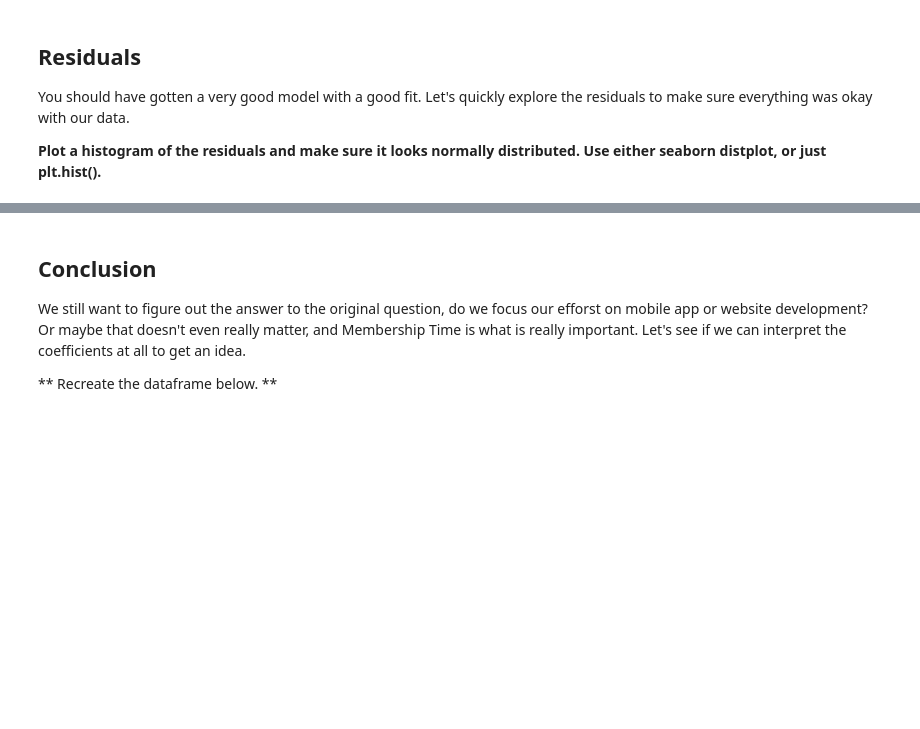
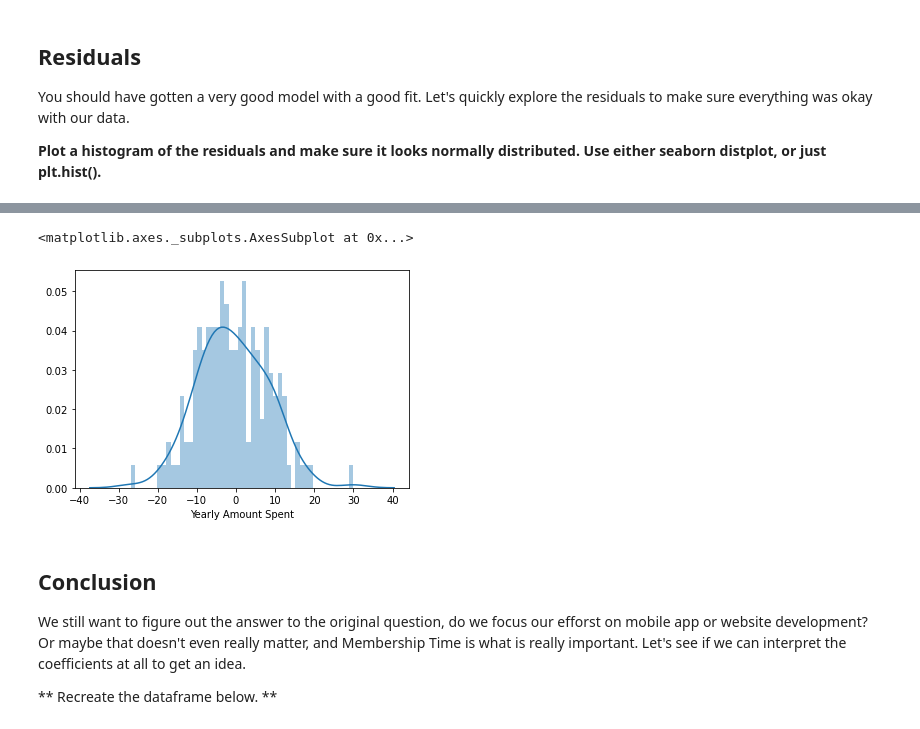
Before and after one commit to roblivesinottawa/data_science_machine_learning_python, a Jupyter notebook: 11-Linear-Regression/02-Linear Regression Project.ipynb, the cells around one changed output, grey strips where cells are left out. Saved outputs shown, nothing was run; the diff lists cells and outputs as text; code cells hidden in the pictures; blank space fills up the shorter version.

```diff
--- a/11-Linear-Regression/02-Linear Regression Project.ipynb
+++ b/11-Linear-Regression/02-Linear Regression Project.ipynb
@@ -180,3 +259,8 @@ You should have gotten a very good model with a good fit. Let's quickly explore
+# %%
+sns.distplot((y_test-predictions), bins=50)
+# %% [output]
+<matplotlib.axes._subplots.AxesSubplot at 0x...>
+[figure, added]
 # %% [markdown]
 ## Conclusion
 We still want to figure out the answer to the original question, do we focus our efforst on mobile app or website development? Or maybe that doesn't even really matter, and Membership Time is what is really important.  Let's see if we can interpret the coefficients at all to get an idea.
```
Also changed, not shown: parts of 33 cells of this notebook.
